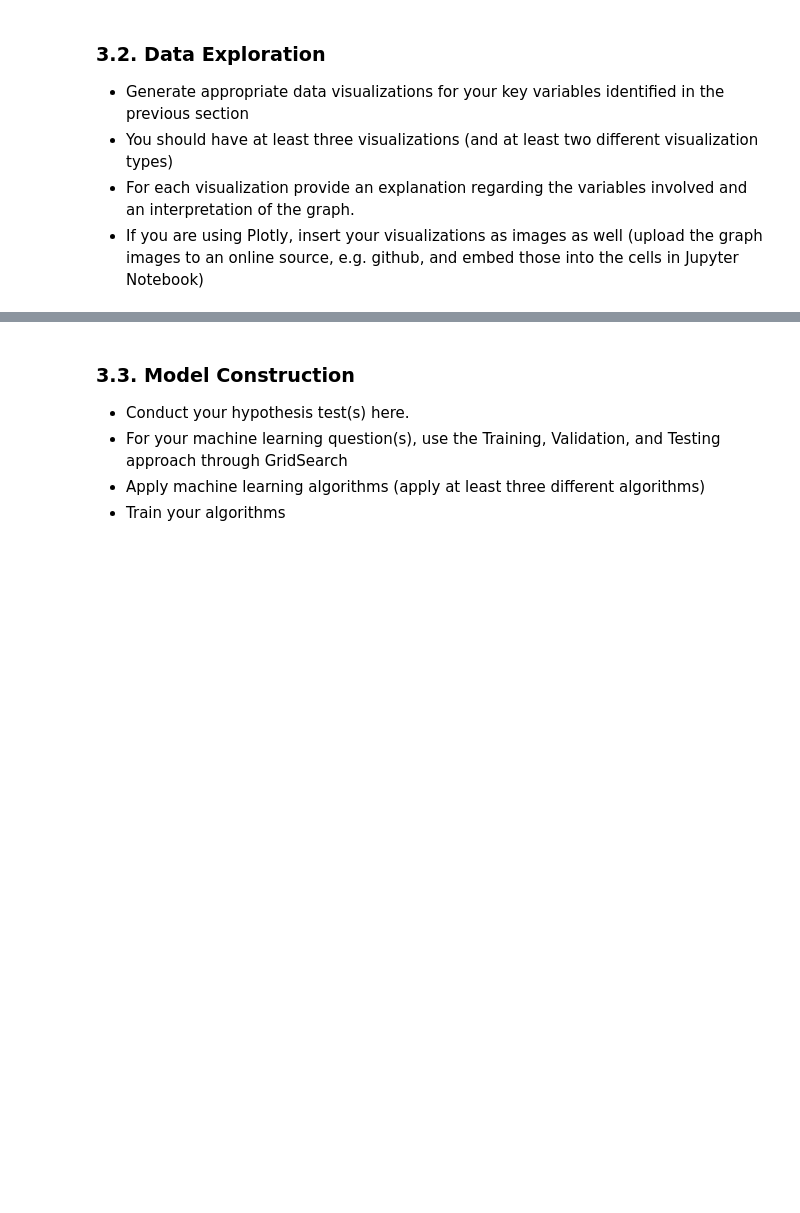
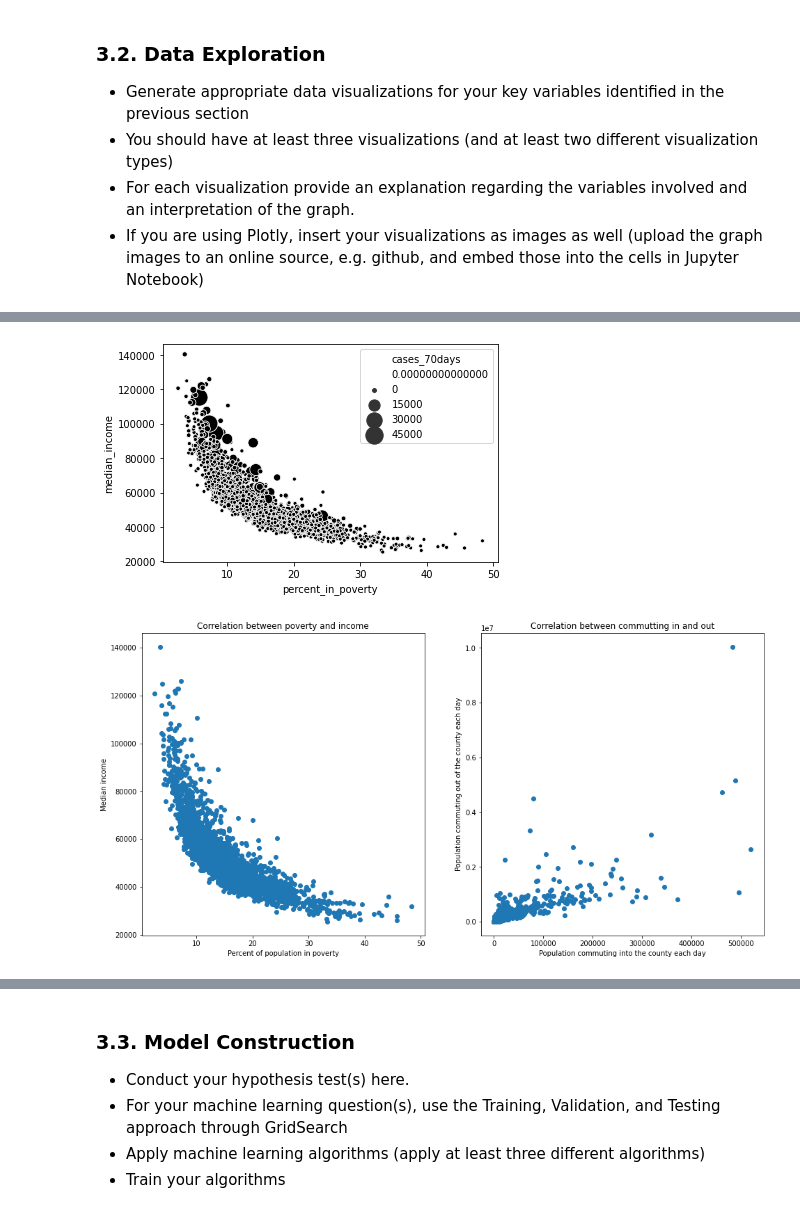
Before and after one commit to maxnbf/ds3000_covid_prediction, a Jupyter notebook: processing/DS3000_FP4_Group25.ipynb, the cells around one changed output, grey strips where cells are left out. Cells and saved outputs as stored; diff of their text form; code cells hidden in the pictures; blank space fills up the shorter version.

```diff
--- a/processing/DS3000_FP4_Group25.ipynb
+++ b/processing/DS3000_FP4_Group25.ipynb
@@ -125,0 +169,7 @@ In this section, you should do the following and explain why you are doing what
+# %%
+import pandas as pd
+import requests
+
+DATA_URL = "https://raw.githubusercontent.com/lucademian/ds3000_covid_prediction/master/data/999_selected_features_60-70-80days.csv?token=ADDEA5VGC2CO7OOZREVREFK65ZXY4"
+df = pd.read_csv(DATA_URL, index_col=0)
+df.head()
@@ -131,0 +241,26 @@ In this section, you should do the following and explain why you are doing what
+# %%
+import matplotlib.pyplot as plt
+import seaborn as sns
+from seaborn import scatterplot
+
+avg_cases = sum(df["cases_70days"])/len(df["cases_70days"])
+sns.scatterplot(data = df, x = 'percent_in_poverty', y = 'median_income', hue = 'cases_70days',
+                size = 'cases_70days', sizes = (15, 300), hue_norm = (0, avg_cases))
+
+plt.figure(figsize = (16,8))
+plt.subplot(1,2,1)
+plt.scatter(x=df['percent_in_poverty'], y=df['median_income'])
+plt.xlabel("Percent of population in poverty")
+plt.ylabel("Median income")
+plt.title("Correlation between poverty and income")
+
+plt.subplot(1,2,2)
+plt.scatter(x=df['commuting_in'], y=df['pop_2019'])
+plt.xlabel("Population commuting into the county each day")
+plt.ylabel("Population commuting out of the county each day")
+plt.title("Correlation between commutting in and out")
+
+plt.show()
+# %% [output]
+[figure, added]
+[figure, added]
```
Also changed, not shown: parts of 13 cells of this notebook.
